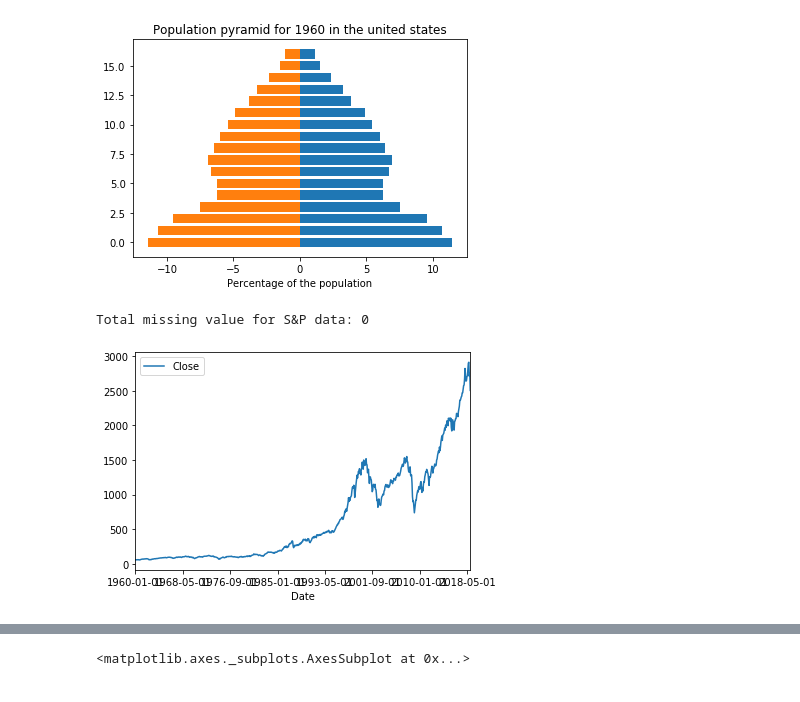
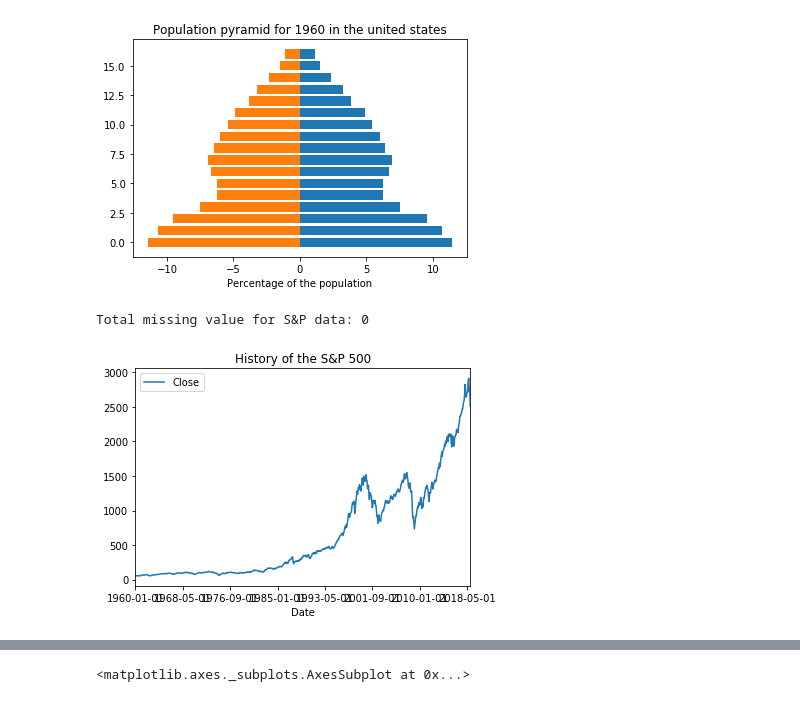
Before and after one commit to doodger/dataScience, a Jupyter notebook: finance.ipynb, the cells around one changed output, grey strips where cells are left out. Saved outputs shown, nothing was run; the diff lists cells and outputs as text; code cells hidden in the pictures.

```diff
--- a/finance.ipynb
+++ b/finance.ipynb
@@ -86,7 +103,7 @@ print("Total missing value for S&P data:",sap_df.isnull().sum().sum())
 sap_df = sap_df.loc[0:707]
 
 #History of the S&P500
-sap_df.plot.line(x="Date",y="Close")
+sap_df.plot.line(x="Date",y="Close",title = "History of the S&P 500")
 
 ## Creating a joint dataset
 #Turning the monthly stock market data into annualized data to compare it with the population will be helpful
@@ -103,31 +120,31 @@ for i in range(59):
   colAvgClose[i] = sap_df.loc[i:i+11,"Close"].mean() #yearly mean of closing price
   colVolatility[i] = sap_df.loc[i:i+11,"Close"].std() #experiment to get the volatility in percentage
   colVolume[i] = sap_df.loc[i:i+11,"Close"].mean()
 
 for i in range(1,59):#1960 has no previous year data and thus no percentage variation for now
   colYearlyPercentageVariation[i] = 100*(colAvgClose[i]-colAvgClose[i-1])/colAvgClose[i-1]
 
 #Columns from the S&P set
 
 columns = []
 columns.append( ("year", [1960 + i for i in range(59)]) )
 columns.append( ("avgClose", colAvgClose) )
 columns.append( ("volatility", colVolatility) )
 columns.append( ("volume", colVolume) )
 columns.append( ("yearPctVar", colYearlyPercentageVariation))
 #Columns from the pop set
 pop_columns = ["0t4F","0t4M","5t9F","5t9M","10t14F","10t14M","15t19F","15t19M",
                "20t24F","20t24M","25t29F","25t29M","30t34F", "30t34M","35t39F",
                 "35t39M","40t44F", "40t44M","45t49F","45t49M",
            "50t54F","50t54M","55t59F","55t59M","60t64F", "60t64M","65t69F","65t69M",
            "70t74F","70t74M",
            "75t79F","75t79M","80pF","80pM"]
 for i in range(34):
   columns.append( (pop_columns[i], pd.to_numeric(pop_df.loc[i,"1960 [YR1960]":"2018 [YR2018]"]) ) ) #columns were being copied as object instead of numeric
 
 #creating the joint dataframe
 merged_df = pd.DataFrame(dict(columns))
 merged_df.index = [i for i in range(59)] #To get rid of inherited index names from pop_df
 # %% [output]
 Total missing value for S&P data: 0
-[figure, old version]
+[figure, new version]
```
Also changed, not shown: parts of 39 cells of this notebook.
